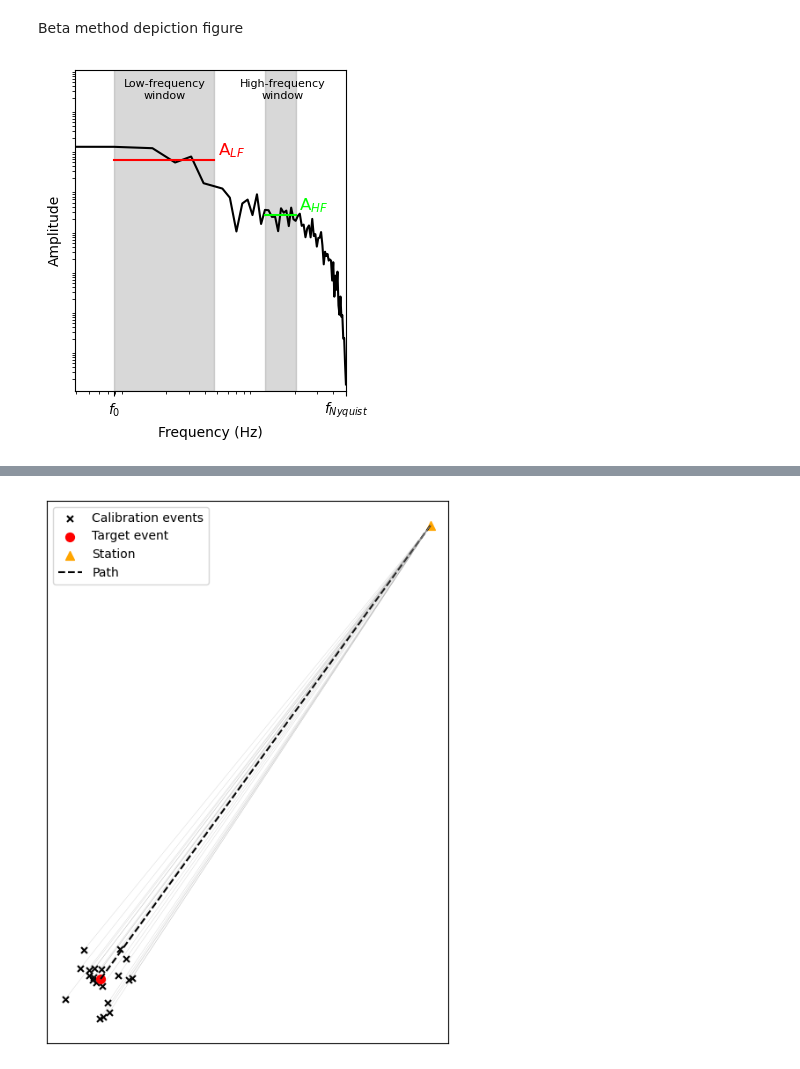
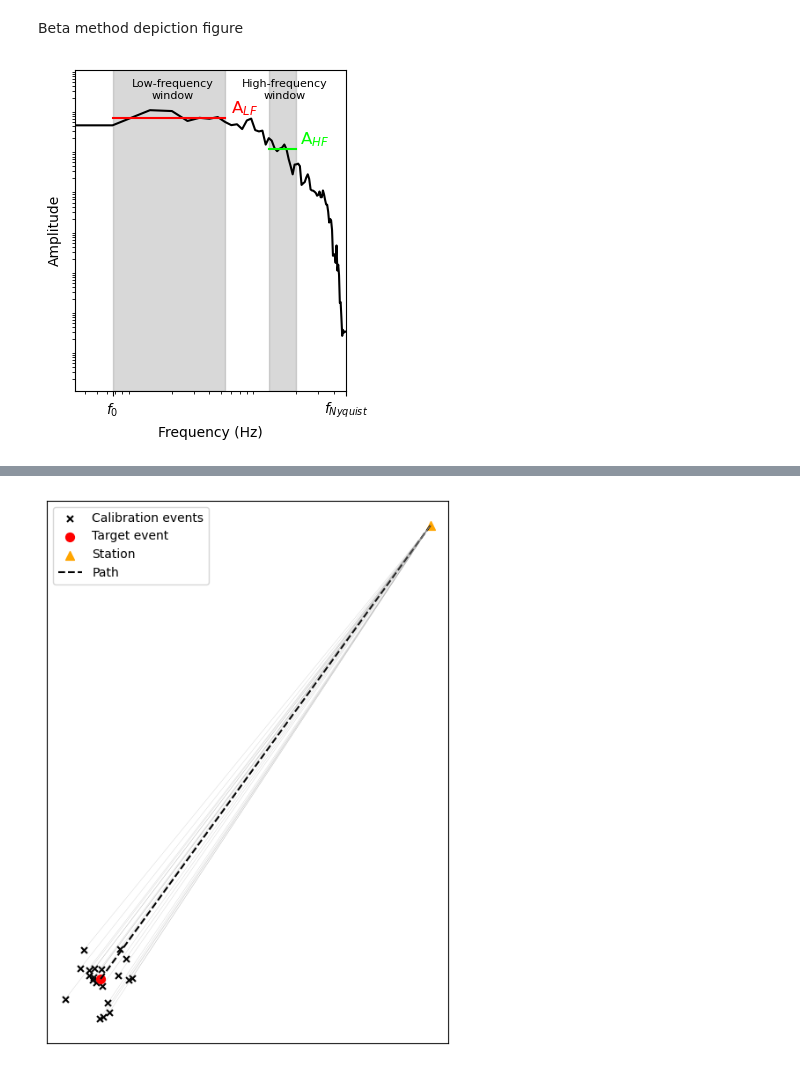
Before and after one commit to ivandevert/py-nfi, a Jupyter notebook: paper/paper_cartoons.ipynb, the cells around one changed output, grey strips where cells are left out. Saved outputs shown, nothing was run; the diff lists cells and outputs as text; code cells hidden in the pictures.

```diff
--- a/paper/paper_cartoons.ipynb
+++ b/paper/paper_cartoons.ipynb
@@ -49,28 +49,31 @@ Beta method depiction figure
 # %%
 
 
-p_spec_dir = "/Users/ivandevert/projects/ridgecrest2019_prev/proc/spectral/01_compspec/SPECOUT/"
+# p_spec_dir = "/Users/ivandevert/projects/ridgecrest2019_prev/proc/spectral/01_compspec/SPECOUT/"
+p_spec_dir = "/Volumes/ianhdd/SPEC/01_compspec/SPECOUT_ps/"
 
 spec_files = [el for el in os.listdir(p_spec_dir) if el.endswith(".spec")]
 spec_files.sort()
 
-filename = spec_files[10]
+filename = spec_files[11]
 
 spec = read_spec_df(p_spec_dir+filename)
 
 ispec = 10
 
 fn = 50.0
-nf = 65
+nf = 76
 f = np.linspace(0, fn, nf)
 
-low_beta_window = [1, 5]
+low_beta_window = [.67, 5]
 high_beta_window = [12, 20]
 
 low_beta_window_inds = np.array([np.argmin(np.abs(f - el)) for el in low_beta_window])
 high_beta_window_inds = np.array([np.argmin(np.abs(f - el)) for el in high_beta_window])
 
 s2 = spec['s2'][ispec]
+
+s2 = s2 / np.max(s2) * 10**-3
 
 low_band  = 10**(np.median(np.log10(s2[low_beta_window_inds[0]:low_beta_window_inds[1]+1])))
 high_band = 10**(np.median(np.log10(s2[high_beta_window_inds[0]:high_beta_window_inds[1]+1])))
@@ -95,7 +98,8 @@ log_hf_width = np.log10(f[high_beta_window_inds[1]]) - np.log10(f[high_beta_wind
 
 fig = plt.figure(figsize=(3.5,4), layout='tight')
 ax = plt.gca()
-ax.plot(f, spec['s2'][ispec], label='P spectrum', c='k')
+# ax.plot(f, spec['s2'][ispec], label='P spectrum', c='k')
+ax.plot(f, s2, label='P spectrum', c='k')
 
 # plot median of low frequency window
 ax.plot([f[low_beta_window_inds[0]], f[low_beta_window_inds[1]]],
@@ -112,32 +116,33 @@ ax.plot([f[high_beta_window_inds[0]], f[high_beta_window_inds[1]]],
 # label the right end of this line with "A_{HF}"
 ax.text(f[high_beta_window_inds[1]+1] + 10**(log_hf_width/2)* np.log10(3),
     high_band, 'A$_{HF}$', ha='left', va='bottom', fontsize=12, color='lime')
 
 
 ax.add_patch(low_rect)
 ax.add_patch(high_rect)
 ax.set_xlabel('Frequency (Hz)')
 ax.set_ylabel('Amplitude')
 ax.set_xscale('log')
 ax.set_yscale('log')
 ax.set_xlim([f[1]/2, fn])
 ax.set_ylim([1E-10, 1E-2])
 
 ax.set_xticks([f[1], fn], labels=[r'$f_0$', r'$f_{Nyquist}$'], minor=False)
 ax.set_yticks([], labels=[], minor=False)
 
 # label the low and high beta windows at the top of the plot, inside the window, centered in the window
 
 
 
 ax.text(f[low_beta_window_inds[0]] + 10**(log_lf_width/2)* np.log10(3),
     10**-2.5, 'Low-frequency\nwindow', ha='center', va='center', fontsize=8, color='k')
 ax.text((f[high_beta_window_inds[0]] + f[high_beta_window_inds[1]])/2,
     10**-2.5, 'High-frequency\nwindow', ha='center', va='center', fontsize=8, color='k')
 
 
 # plt.legend()
-plt.savefig('windowing.pdf', bbox_inches='tight')
+# plt.savefig('windowing.pdf', bbox_inches='tight')
+# plt.savefig("/Users/ivandevert/Documents/papers/high_freq_ratio/paper_name_rev1/figs/fig2.pdf", bbox_inches='tight')
 plt.show()
 # %% [output]
-[figure, old version]
+[figure, new version]
```
Also changed, not shown: parts of 2 cells of this notebook.
